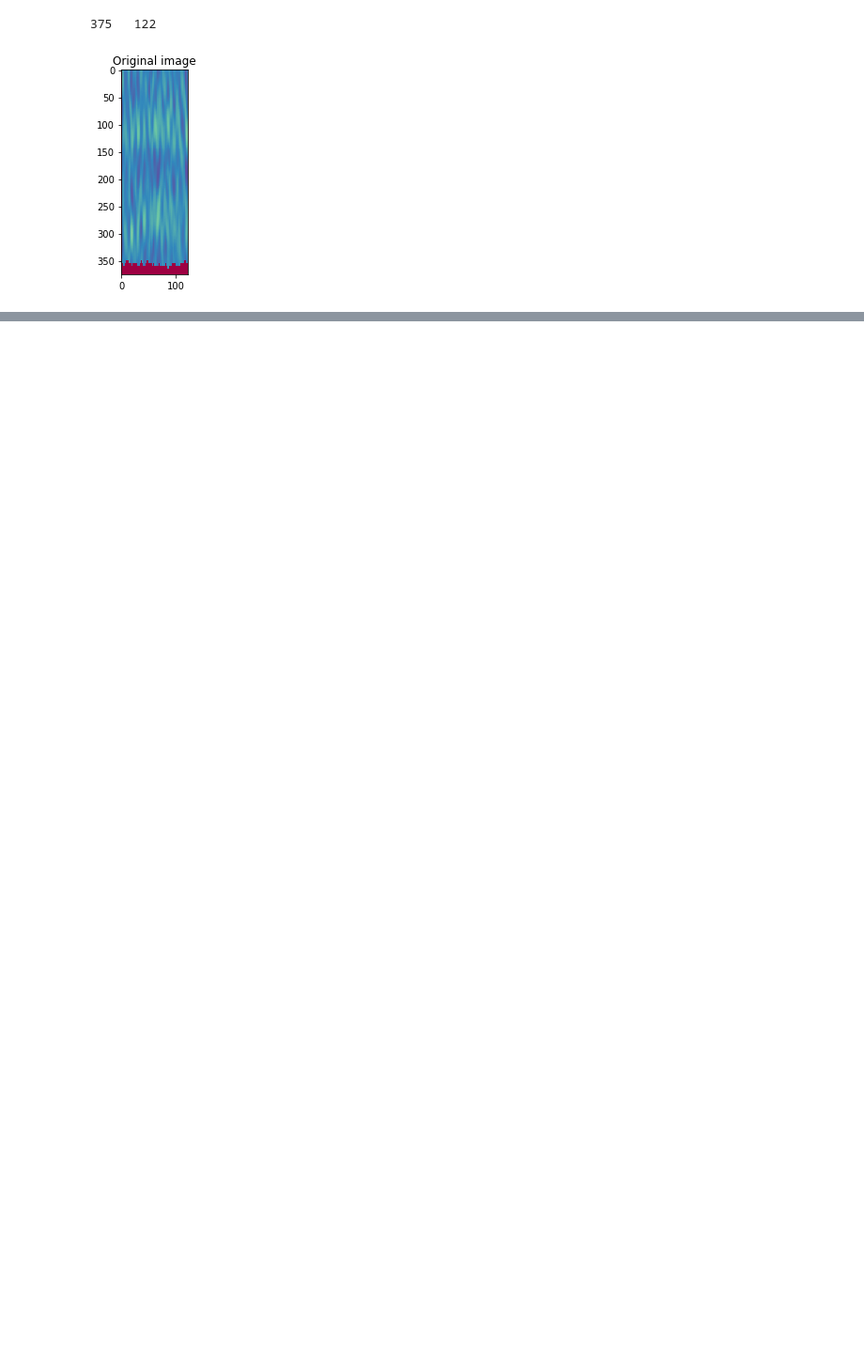
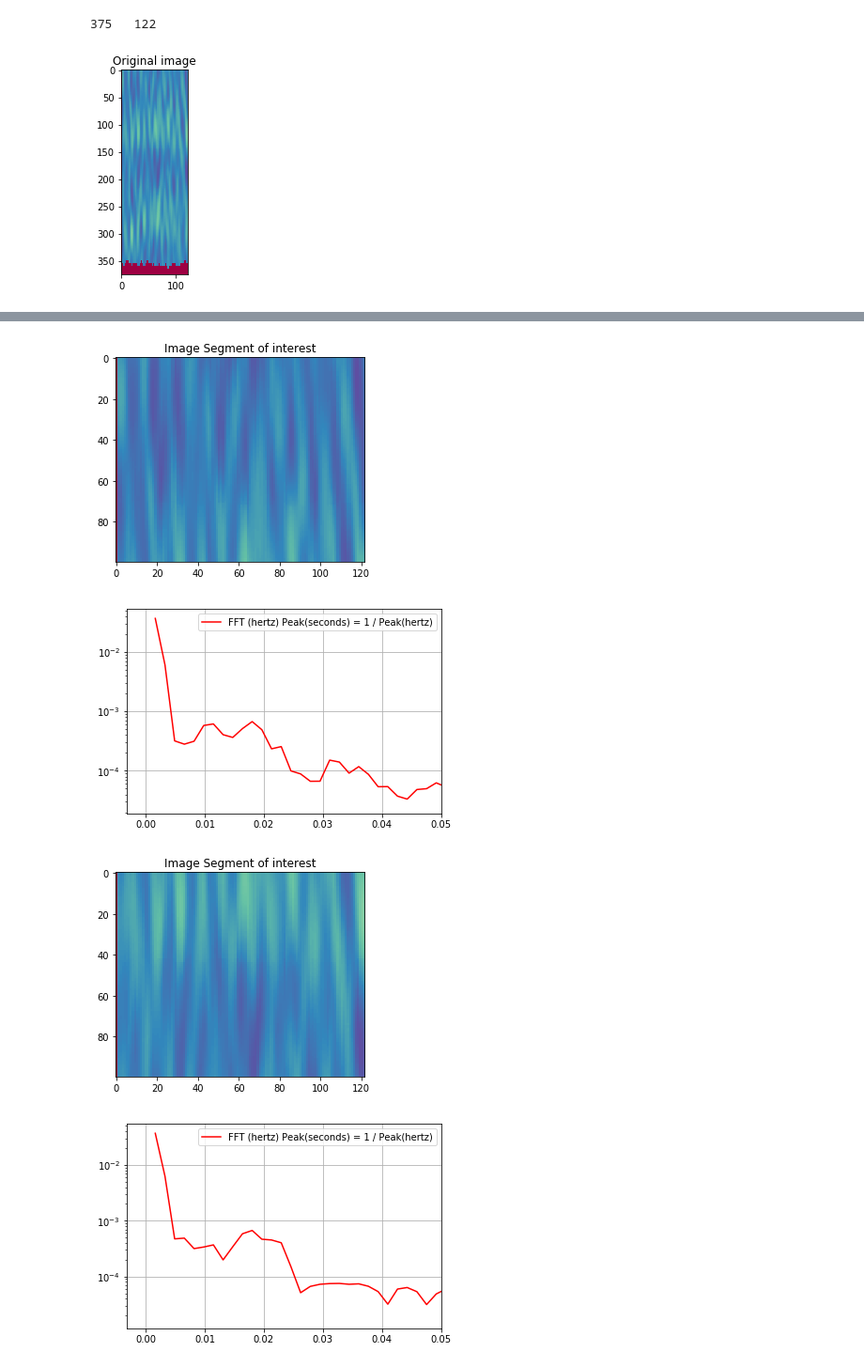
Before and after one commit to oozguc/PyImage, a Jupyter notebook: ObjectClassInstance/FFTImage.ipynb, the cells around one changed output, grey strips where cells are left out. Shown: that part at 94% size. Cells and saved outputs as stored; diff of their text form; code cells hidden in the pictures; blank space fills up the shorter version.

```diff
--- a/ObjectClassInstance/FFTImage.ipynb
+++ b/ObjectClassInstance/FFTImage.ipynb
@@ -68,0 +86,41 @@ for i in range(block):
+# %%
+#FFT with filter
+def doFilterFFT(image, block):
+   addedfft = 0
+   PointsSample = image.shape[1]
+   for i in range(image.shape[0]):
+      w = blackman(PointsSample)
+      strip = image[i,:]
+      fftresult = fft(w * strip)
+      addedfft += np.abs(fftresult)
+   addedfft/=image.shape[0]
+   plt.figure()
+
+   xf = fftfreq(PointsSample, Time_unit)
+
+   plt.semilogy(xf[1:int(PointsSample//2)], 2.0/PointsSample * (addedfft[1:int(PointsSample//2)]), '-r')
+   plt.xlim(xmax = maxXrange)
+   plt.grid()
+   plt.legend(['FFT (hertz) Peak(seconds) = 1 / Peak(hertz)'])
+   plt.savefig(targetdir + 'Filtered' + Filename[0] + str(block) + '.png')
+# %%
+
+
+
+for i in range(block):
+ plt.figure()
+ fsmally = y[StartSection:EndSection, :]
+ plt.imshow(fsmally, plt.cm.Spectral)
+ plt.title('Image Segment of interest')
+
+ StartSection = EndSection
+ EndSection += width
+ doFilterFFT(fsmally, i)
+
+StartSection = Start
+EndSection = End
+# %% [output]
+[figure, added]
+[figure, added]
+[figure, added]
+[figure, added]
```
Also changed, not shown: parts of 6 cells of this notebook.
